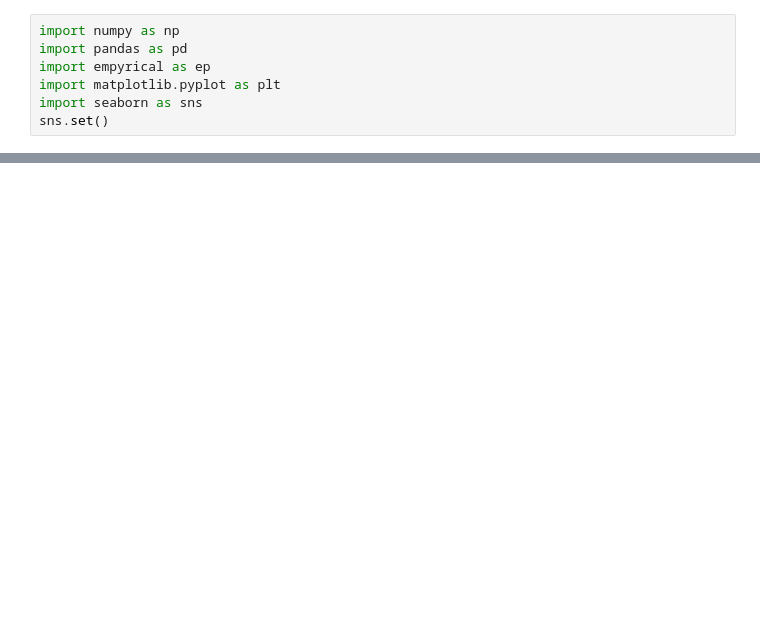
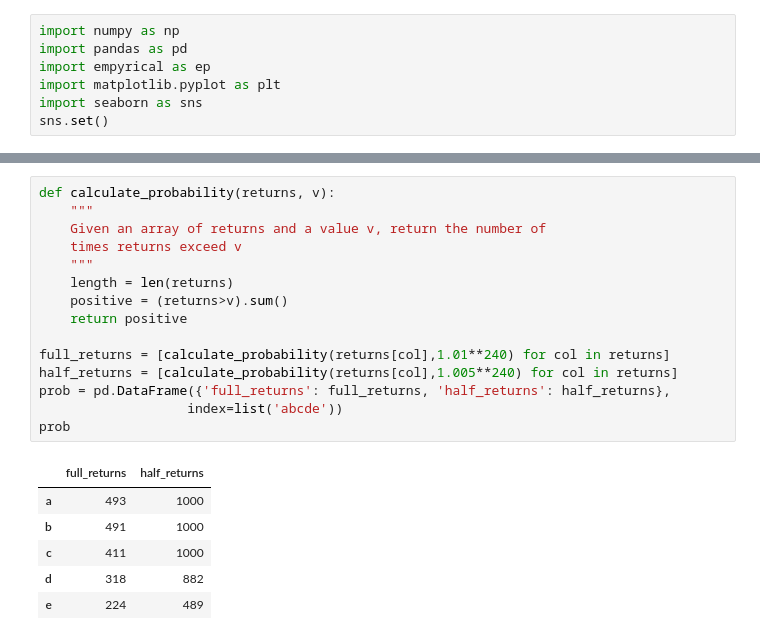
Before and after one commit to uberdeveloper/website, a Jupyter notebook: posts/notebooks/Sharpe2.ipynb, the cells around one changed output, grey strips where cells are left out. Saved outputs shown, nothing was run; the diff lists cells and outputs as text; blank space fills up the shorter version.

```diff
--- a/posts/notebooks/Sharpe2.ipynb
+++ b/posts/notebooks/Sharpe2.ipynb
@@ -60,0 +144,22 @@ Let us now create a simulation of 1000 samples of 240 days for each of the stock
+# %%
+def calculate_probability(returns, v):
+    """
+    Given an array of returns and a value v, return the number of
+    times returns exceed v
+    """
+    length = len(returns)
+    positive = (returns>v).sum()
+    return positive
+
+full_returns = [calculate_probability(returns[col],1.01**240) for col in returns]
+half_returns = [calculate_probability(returns[col],1.005**240) for col in returns]
+prob = pd.DataFrame({'full_returns': full_returns, 'half_returns': half_returns},
+                   index=list('abcde'))
+prob
+# %% [output]
+|  | full_returns | half_returns |
+| a | 493 | 1000 |
+| b | 491 | 1000 |
+| c | 411 | 1000 |
+| d | 318 | 882 |
+| e | 224 | 489 |
```
Also changed, not shown: parts of 12 cells of this notebook.
